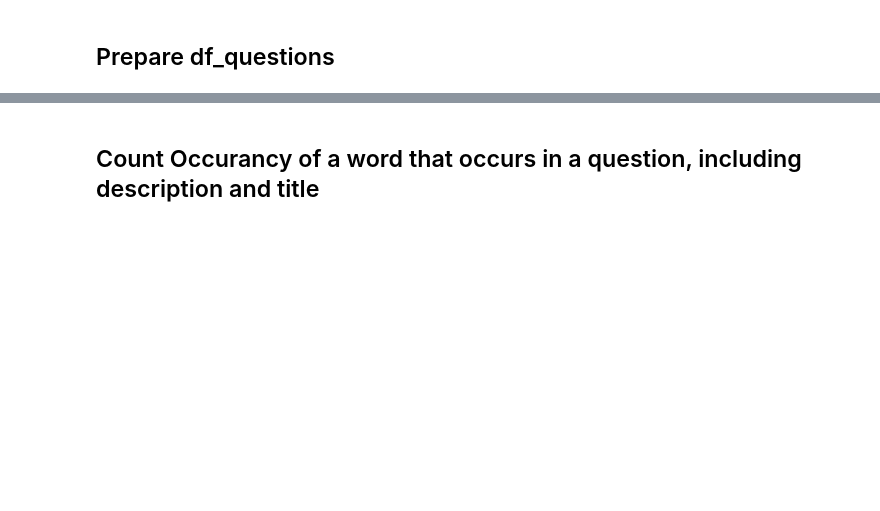
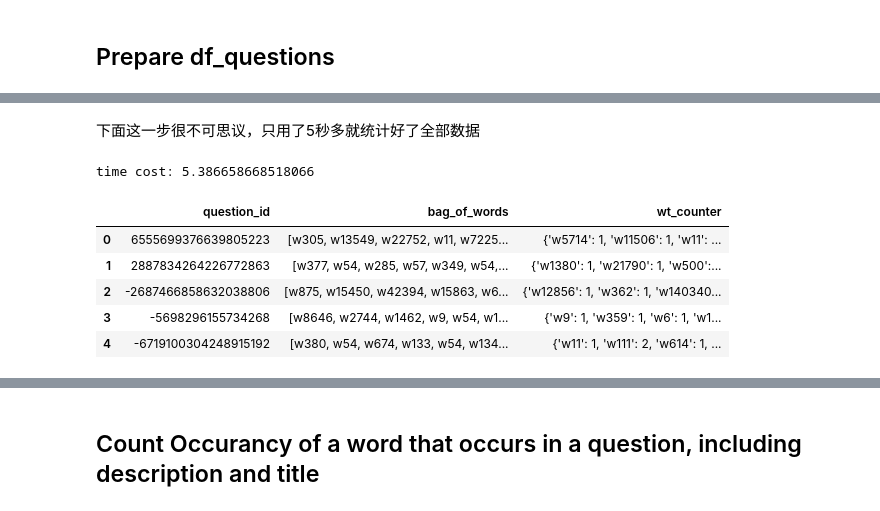
Before and after one commit to goldenpartner/Zhihu, a Jupyter notebook: Simple TF-IDF2.ipynb, the cells around one changed output, grey strips where cells are left out. Cells and saved outputs as stored; diff of their text form; code cells hidden in the pictures; blank space fills up the shorter version.

```diff
--- a/Simple TF-IDF2.ipynb
+++ b/Simple TF-IDF2.ipynb
@@ -50,0 +177,5 @@ df_questions.head(5)
+# %%
+start_time = time.time()
+df_bag=pd.read_pickle(data_path+'question_words_bag.pickle')
+print('time cost:', time.time() - start_time)
+print('End time:', time.time())
@@ -50,0 +194,16 @@ df_questions.head(5)
+# %% [markdown]
+下面这一步很不可思议，只用了5秒多就统计好了全部数据
+# %%
+start_time = time.time()
+df_bag['wt_counter'] = df_bag.bag_of_words.apply(Counter)
+print('time cost:', time.time() - start_time)
+
+df_bag.head(5)
+# %% [output]
+time cost: 5.386658668518066
+|  | question_id | bag_of_words | wt_counter |
+| 0 | 6555699376639805223 | [w305, w13549, w22752, w11, w7225... | {'w5714': 1, 'w11506': 1, 'w11': ... |
+| 1 | 2887834264226772863 | [w377, w54, w285, w57, w349, w54,... | {'w1380': 1, 'w21790': 1, 'w500':... |
+| 2 | -2687466858632038806 | [w875, w15450, w42394, w15863, w6... | {'w12856': 1, 'w362': 1, 'w140340... |
+| 3 | -5698296155734268 | [w8646, w2744, w1462, w9, w54, w1... | {'w9': 1, 'w359': 1, 'w6': 1, 'w1... |
+| 4 | -6719100304248915192 | [w380, w54, w674, w133, w54, w134... | {'w11': 1, 'w111': 2, 'w614': 1, ... |
```
Also changed, not shown: parts of 66 cells of this notebook.
